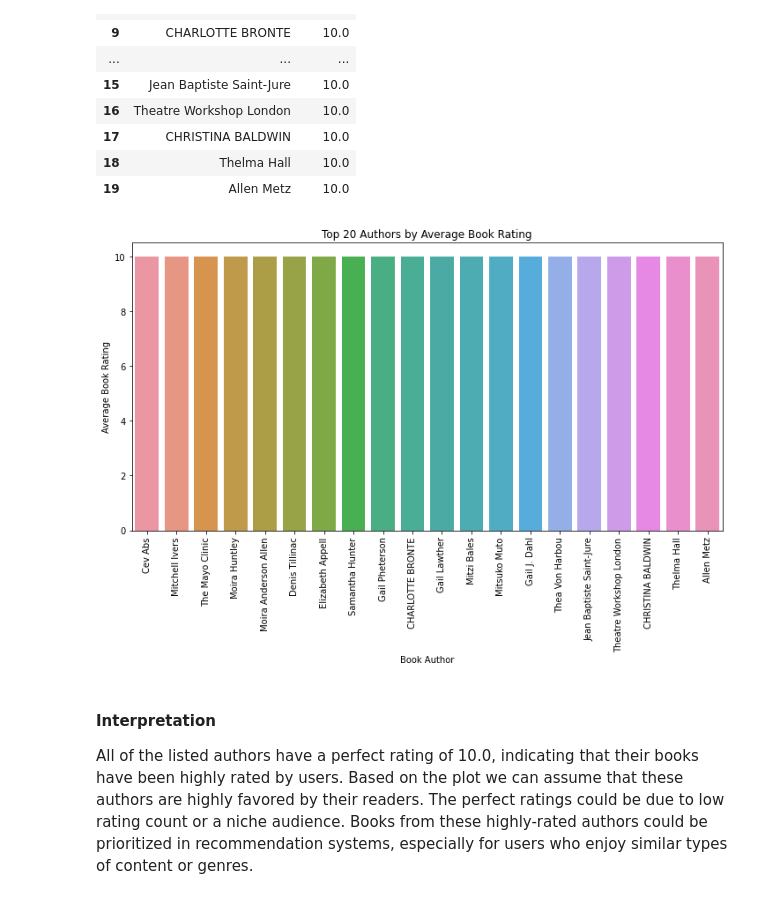
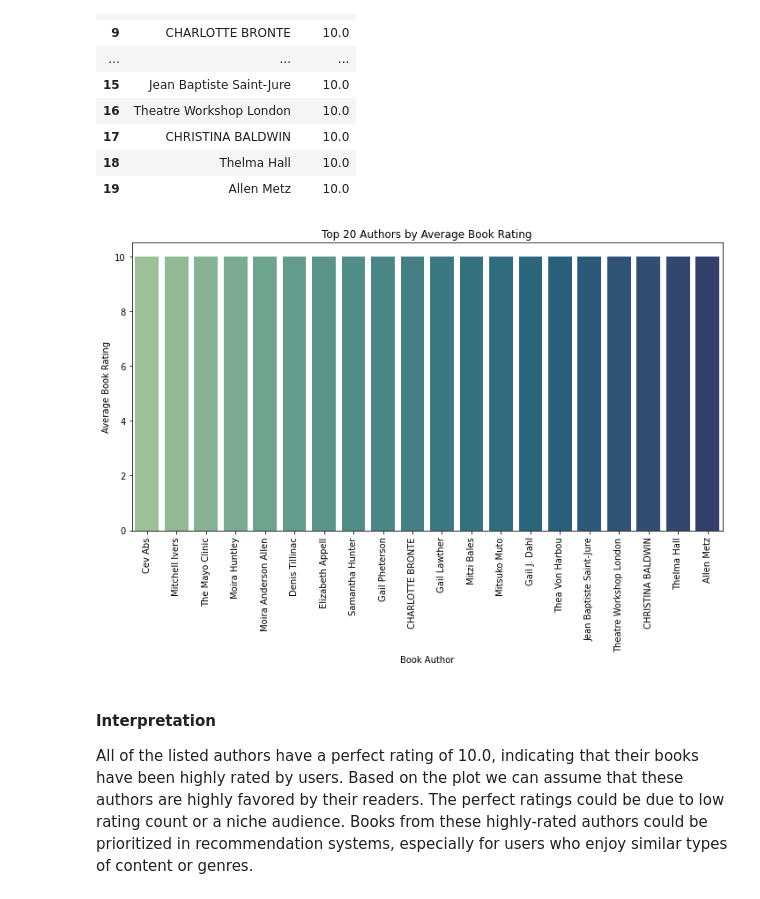
Before and after one commit to Mr-PeterMaina/PHASE-4, a Jupyter notebook: Book_Recommendation_System.ipynb, the cells around one changed output. Cells and saved outputs as stored; diff of their text form; code cells hidden in the pictures.

```diff
--- a/Phase4project.ipynb
+++ b/Book_Recommendation_System.ipynb
@@ -465,16 +468,19 @@ avg_ratings_author.head(20)
 | 18 | Thelma Hall | 10.0 |
 | 19 | Allen Metz | 10.0 |
 # %%
+# Define a custom color palette
+colors = sns.color_palette("crest", len(avg_ratings_author.head(20)))
+
 #Plot the distribution
 plt.figure(figsize=(12, 6))
-sns.barplot(x='Author', y='Rating', data=avg_ratings_author.head(20))#Get top 20 authors
+sns.barplot(x='Author', y='Rating', data=avg_ratings_author.head(20), palette=colors)#Get top 20 authors
 plt.xticks(rotation=90)
 plt.title('Top 20 Authors by Average Book Rating')
 plt.xlabel('Book Author')
 plt.ylabel('Average Book Rating')
 plt.show()
 # %% [output]
-[figure, old version]
+[figure, new version]
 # %% [markdown]
 #### Interpretation
 All of the listed authors have a perfect rating of 10.0, indicating that their books have been highly rated by users.  Based on the plot we can assume that these authors are highly favored by their readers. The perfect ratings could be due to low rating count or a niche audience.
```
Also changed, not shown: parts of 31 cells of this notebook, 4 other files.
